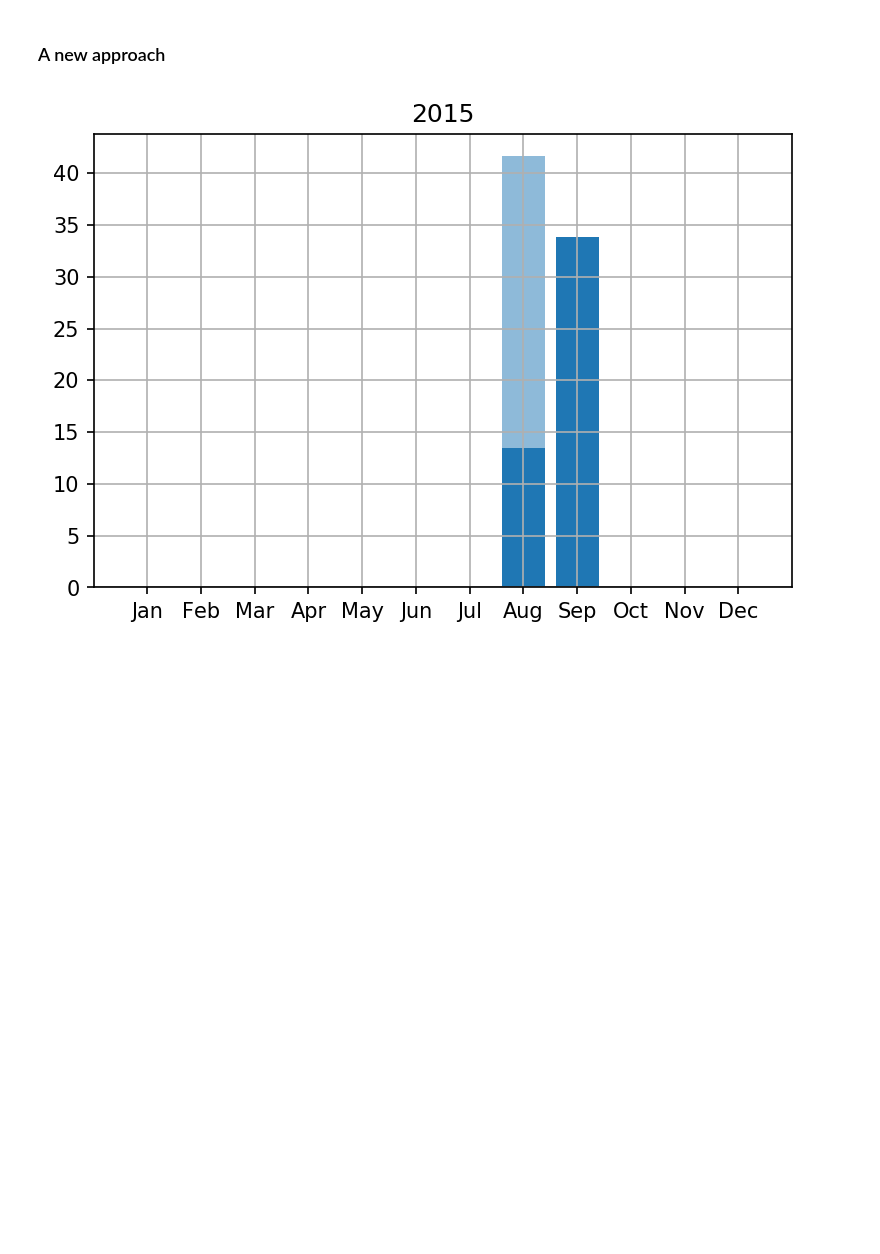
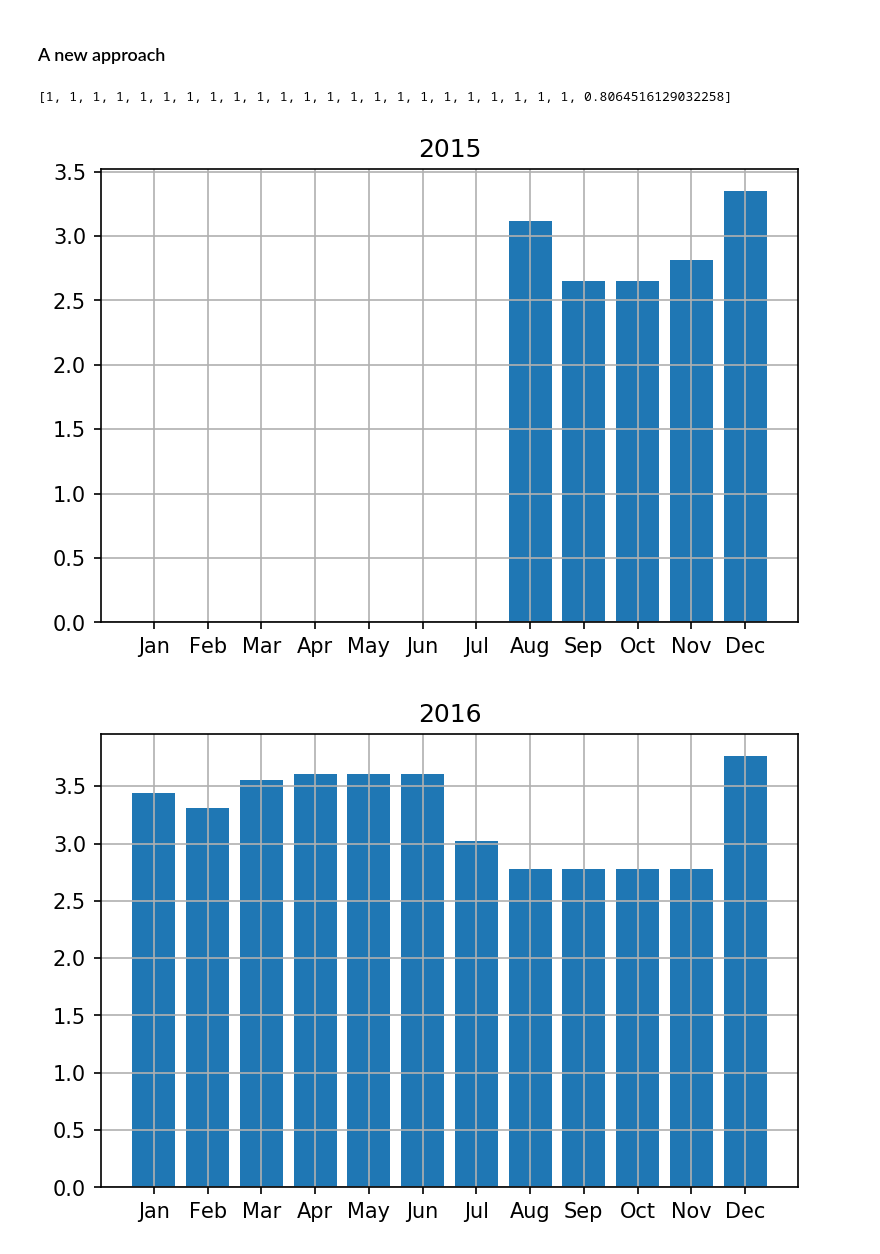
Before and after one commit to Kecksdose/consumption-counter, a Jupyter notebook: consumption-counter.ipynb, the cells around one changed output. Saved outputs shown, nothing was run; the diff lists cells and outputs as text; code cells hidden in the pictures; blank space fills up the shorter version.

```diff
--- a/consumption-counter.ipynb
+++ b/consumption-counter.ipynb
@@ -115,15 +115,15 @@ plot_data_pandas(data)
 #         "04.12.2016", "19.01.2017", "07.02.2017", "21.03.2017",
 #         "14.05.2017", "28.05.2017", "04.06.2017", "25.06.2017"]
 
-#dates = ["01.08.2015", "31.08.2015", "17.11.2015", "13.12.2015",
-#         "17.01.2016", "06.03.2016", "06.07.2016", "31.07.2016",
-#         "04.12.2016", "19.01.2017", "07.02.2017", "21.03.2017",
-#         "14.05.2017", "28.05.2017", "04.06.2017", "25.06.2017"]
+dates = ["01.08.2015", "31.08.2015", "17.11.2015", "13.12.2015",
+         "17.01.2016", "06.03.2016", "06.07.2016", "31.07.2016",
+         "04.12.2016", "19.01.2017", "07.02.2017", "21.03.2017",
+         "14.05.2017", "28.05.2017", "04.06.2017", "25.06.2017"]
 
-#counts = [13169, 13263, 13470, 13548,
-#          13673, 13835, 14275, 14348,
-#          14698, 14876, 14965, 15117,
-#          15439, 15518, 15557, 15656]
+counts = [13169, 13263, 13470, 13548,
+          13673, 13835, 14275, 14348,
+          14698, 14876, 14965, 15117,
+          15439, 15518, 15557, 15656]
 
-dates=["03.08.2015", "15.08.2015"]
-counts=[100, 200]
+#dates=["03.08.2015", "15.08.2015", "11.09.2015"]
+#counts=[100, 200]
@@ -225,14 +220,6 @@ def get_closest_indices(val, arr):
             return cur_index, cur_index + 2
 # %%
 def prepare_data(dtds, dates, counts):
-    """Interpolates counts on given dates.
-    Inputs:
-        dtds: 'dates to determine', list of dates you want to interpolates counts for.
-        dates: List of dates, where you know the counts.
-        counts: list of counts.
-    Returns:
-        tuple of counts and certainty fraction
-    """
     counts_and_certainties = []
     for dtd in dtds:
         for df, c in zip(dates, counts):
@@ -244,10 +231,15 @@ def prepare_data(dtds, dates, counts):
             break
     return counts_and_certainties
 # %%
-def plot_data(data, dtds, normed=True):
+def plot_data(data, dtds, registerd_dates, daily=True):
     month_names = [calendar.month_abbr[m] for m in range(1, 13)]
     calculated_counts = [d[0] for d in data]
     fractions = [d[1] for d in data]
+    print(fractions)
+    # Only one month
+    if len(fractions) == 2:
+        fractions = [ (registerd_dates[1] - registerd_dates[0]).days / \
+        (dtds[1]-dtds[0]).days]
 
     if len(fractions) >= 3:
         fractions.pop(1)
@@ -257,7 +249,7 @@ def plot_data(data, dtds, normed=True):
     for i in range(len(calculated_counts) - 1):
         calculated_deltas.append(calculated_counts[i + 1] - calculated_counts[i])
 
-    if normed:
+    if daily:
         normed_deltas = []
         for d, dtd in zip(calculated_deltas, dtds):
             normed_deltas.append(d / lenght_of_month(dtd).days)
@@ -290,7 +287,8 @@ def plot_data(data, dtds, normed=True):
 # %%
-#data = prepare_data(dates_to_determine, dates_formatted, counts)
-data = prepare_data(test_dates_to_determine, test_dates, test_counts)
+data = prepare_data(dates_to_determine, dates_formatted, counts)
 # %%
-plot_data(data, dates_to_determine)
+plot_data(data, dates_to_determine, dates_formatted, daily=True)
 # %% [output]
+[1, 1, 1, 1, 1, 1, 1, 1, 1, 1, 1, 1, 1, 1, 1, 1, 1, 1, 1, 1, 1, 1, 1, 0.8064516129032258]
-[figure, old version]
+[figure, new version]
+[figure, added]
```
Also changed, not shown: parts of 5 cells of this notebook.
